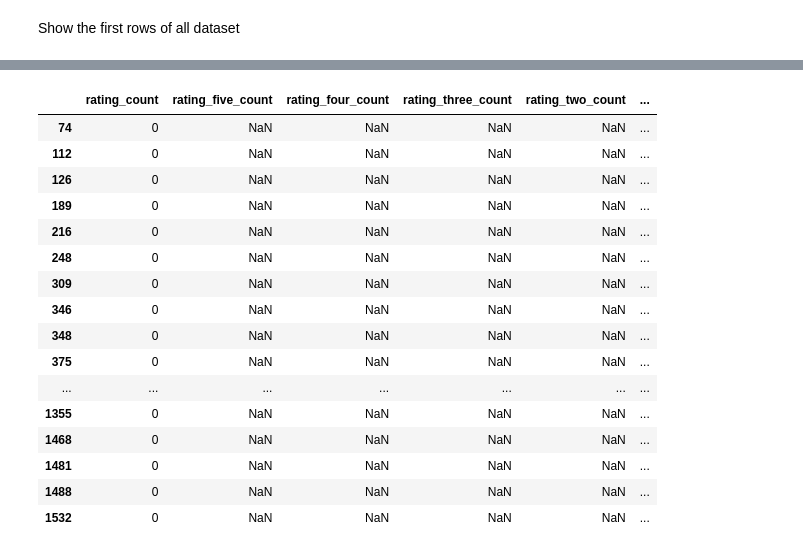
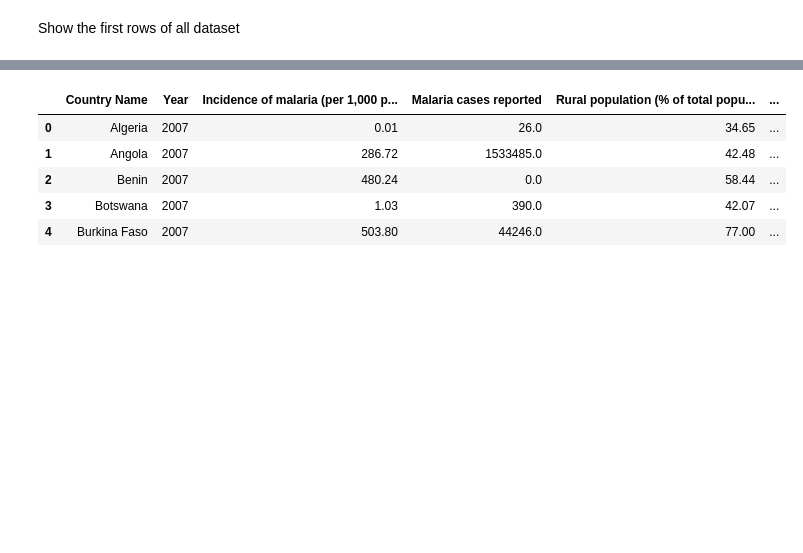
Before and after one commit to nasby18/Malaria_case_tracking_dashboard, a Jupyter notebook: notebooks/Data preprocessing.ipynb, the cells around one changed output, grey strips where cells are left out. Drawn from its saved outputs; the diff is of its cells as text; code cells hidden in the pictures; blank space fills up the shorter version.

```diff
--- a/notebooks/Data preprocessing.ipynb
+++ b/notebooks/Data preprocessing.ipynb
@@ -86,26 +72,27 @@ crawl_month               0
 dtype: int64
 # %%
-# its seem that all missing values in rating has rating_count 0
-# Filter rows where 'rating_count' is equal to zero
-filtered_rating = p_perfomance_df[p_perfomance_df['rating_count'] == 0]
-filtered_rating[['rating_count','rating_five_count','rating_four_count','rating_three_count','rating_two_count','rating_one_count']]
+#since (Use of insecticide-treated bed nets (% of under-5 population)','Children with fever receiving antimalarial drugs (% of children under age 5 with fever)',
+#'Intermittent preventive treatment (IPT) of malaria in pregnancy (% of pregnant women)', 'People using safely managed drinking water services (% of population)','People using safely managed drinking water services, rural (% of rural population)',
+#'People using safely managed drinking water services, urban (% of urban population)','People using safely managed sanitation services (% of population)',
+#'People using safely managed sanitation services, rural (% of rural population)','People using safely managed sanitation services, urban  (% of urban population)',)
+#has many missing values we will not use this columns
-# %% [output]
-|  | rating_count | rating_five_count | rating_four_count | rating_three_count | rating_two_count | ... |
-| 74 | 0 | NaN | NaN | NaN | NaN | ... |
-| 112 | 0 | NaN | NaN | NaN | NaN | ... |
-| 126 | 0 | NaN | NaN | NaN | NaN | ... |
-| 189 | 0 | NaN | NaN | NaN | NaN | ... |
-| 216 | 0 | NaN | NaN | NaN | NaN | ... |
-| 248 | 0 | NaN | NaN | NaN | NaN | ... |
-| 309 | 0 | NaN | NaN | NaN | NaN | ... |
-| 346 | 0 | NaN | NaN | NaN | NaN | ... |
-| 348 | 0 | NaN | NaN | NaN | NaN | ... |
-| 375 | 0 | NaN | NaN | NaN | NaN | ... |
-| ... | ... | ... | ... | ... | ... | ... |
-| 1355 | 0 | NaN | NaN | NaN | NaN | ... |
-| 1468 | 0 | NaN | NaN | NaN | NaN | ... |
-| 1481 | 0 | NaN | NaN | NaN | NaN | ... |
-| 1488 | 0 | NaN | NaN | NaN | NaN | ... |
-| 1532 | 0 | NaN | NaN | NaN | NaN | ... |
 # %%
-# since the missing value are in rating which is zero we will fill the missing value zero
+ds=ds[['Country Name', 'Year', 'Incidence of malaria (per 1,000 population at risk)', 'Malaria cases reported','Rural population (% of total population)',
+       'Rural population growth (annual %)',
+       'Urban population (% of total population)',
+       'Urban population growth (annual %)',
+       'People using at least basic drinking water services (% of population)',
+       'People using at least basic drinking water services, rural (% of rural population)',
+       'People using at least basic drinking water services, urban (% of urban population)',
+       'People using at least basic sanitation services (% of population)',
+       'People using at least basic sanitation services, rural (% of rural population)',
+       'People using at least basic sanitation services, urban  (% of urban population)',
+       'latitude', 'longitude']]
+ds.head()
+# %% [output]
+|  | Country Name | Year | Incidence of malaria (per 1,000 p... | Malaria cases reported | Rural population (% of total popu... | ... |
+| 0 | Algeria | 2007 | 0.01 | 26.0 | 34.65 | ... |
+| 1 | Angola | 2007 | 286.72 | 1533485.0 | 42.48 | ... |
+| 2 | Benin | 2007 | 480.24 | 0.0 | 58.44 | ... |
+| 3 | Botswana | 2007 | 1.03 | 390.0 | 42.07 | ... |
+| 4 | Burkina Faso | 2007 | 503.80 | 44246.0 | 77.00 | ... |
```
Also changed, not shown: parts of 22 cells of this notebook, 9 other files.
